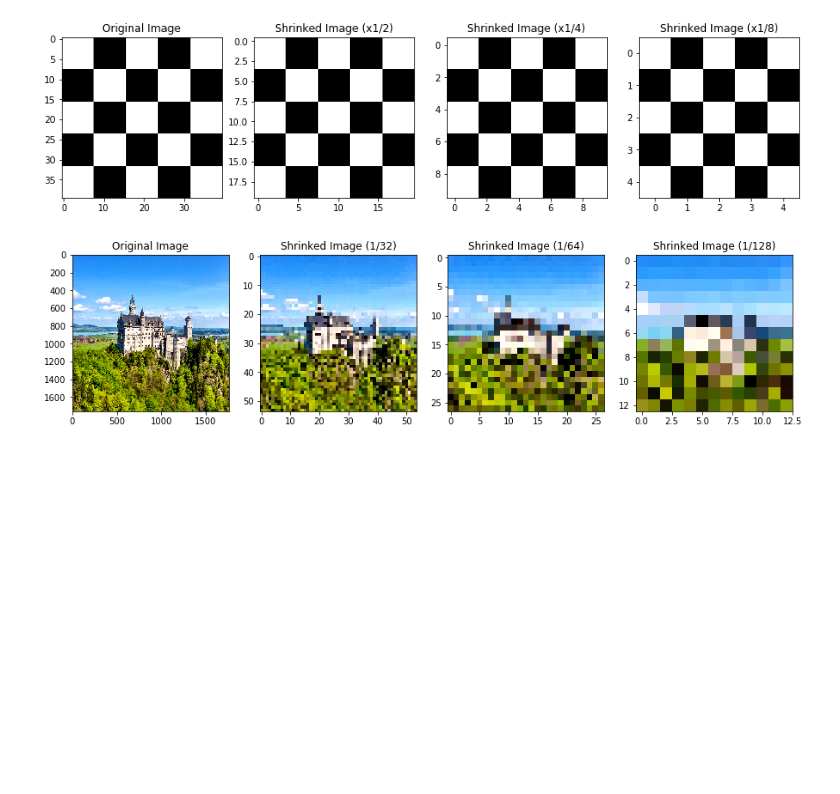
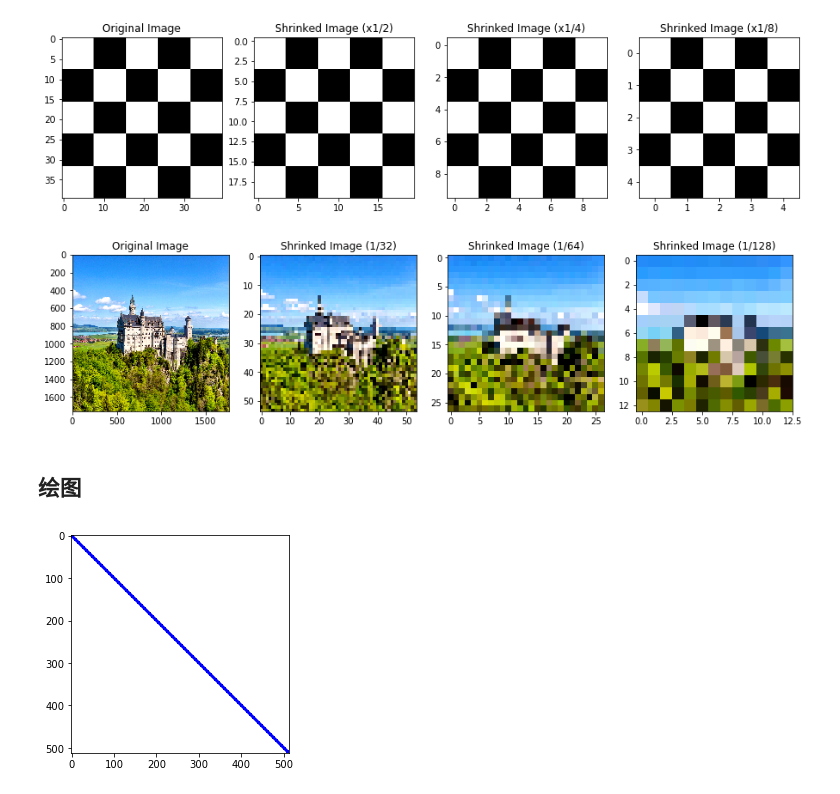
Before and after one commit to mtyylx/MLND, a Jupyter notebook: P6_Dogs_VS_Cats/OpenCV_Primer.ipynb, the cells around one changed output. Drawn from its saved outputs; the diff is of its cells as text; code cells hidden in the pictures; blank space fills up the shorter version.

```diff
--- a/P6_Dogs_VS_Cats/OpenCV_Primer.ipynb
+++ b/P6_Dogs_VS_Cats/OpenCV_Primer.ipynb
@@ -163,3 +188,20 @@ plt.title("Shrinked Image (1/128)")
 plt.show()
 # %% [output]
 [figure]
+# %% [markdown]
+## 绘图
+# %%
+# Blank Canvas
+# 0 = Black, 1 = White
+img = 255 * np.ones((512, 512, 3), dtype=np.uint8)
+
+# Draw lines
+start = (0, 0)
+end = (511, 511)
+color = (255, 0, 0)
+img = cv2.line(img, start, end, color, thickness=5, lineType=cv2.LINE_AA)
+img = img[:, :, ::-1]
+plt.imshow(img, cmap='gray')
+plt.show()
+# %% [output]
+[figure, added]
```
Also changed, not shown: parts of 11 cells of this notebook.
